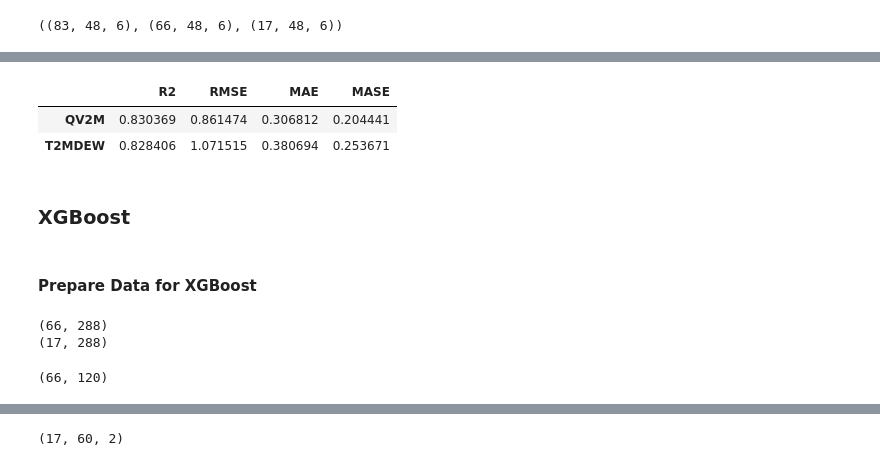
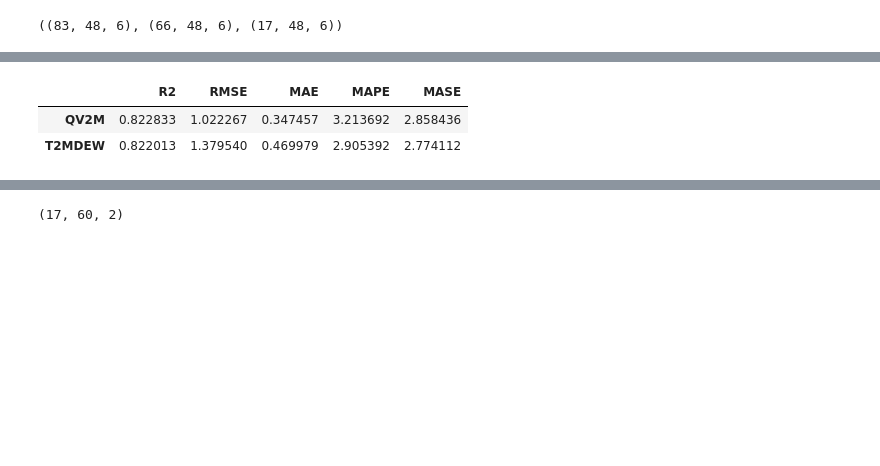
Before and after one commit to mohamed-elaouan/AWH-UM6P-, a Jupyter notebook: Forecasting_Modeling_Experiment.ipynb, the cells around one changed output, grey strips where cells are left out. Drawn from its saved outputs; the diff is of its cells as text; code cells hidden in the pictures; blank space fills up the shorter version.

```diff
--- a/Forecasting_Modeling_Experiment.ipynb
+++ b/Forecasting_Modeling_Experiment.ipynb
@@ -1920,7 +1902,9 @@ model = Sequential([
 
     GRU(
         64,                      # SMALL (important!)
-        input_shape=(48, 6)
+        input_shape=(WINDOW_SIZE ,
+                     X_train.shape[-1]
+                     )
     ),
     Dropout(0.4),                # stronger regularization
 
@@ -1930,7 +1914,7 @@ model = Sequential([
     Dense(output_steps * len(target_Water_cols)),
     Reshape((output_steps, len(target_Water_cols)))
 
-], name="GRU_Water")
+], name="GRU_Water_Daily")
 
 model.compile(
     optimizer=tf.keras.optimizers.Adam(learning_rate=1e-4),
@@ -1951,7 +1933,7 @@ history = model.fit(
     y_train,
     validation_data=(X_test, y_test),
     epochs=200,
-    batch_size=8,     # small batch works better for tiny datasets
+    batch_size=BATCH_SIZE,     # small batch works better for tiny datasets
     callbacks=[early_stop],
     verbose=1
 )
@@ -2104,7 +2093,7 @@ tf.random.set_seed(42)
 
 model_cnn = Sequential([
 
-    Conv1D(64, 3, activation="relu", padding="same", input_shape=(48, 6)),
+    Conv1D(64, 3, activation="relu", padding="same", input_shape=(WINDOW_SIZE , X_train.shape[-1])),
     Conv1D(64, 3, activation="relu", padding="same"),
 
     Conv1D(32, 3, activation="relu", padding="same"),
@@ -2144,7 +2131,7 @@ history = model_cnn.fit(
     y_train,
     validation_data=(X_test, y_test),
     epochs=200,
-    batch_size=8,
+    batch_size=BATCH_SIZE,
     callbacks=[early_stop, reduce_lr],
     verbose=1
 )
@@ -2196,26 +2183,36 @@ for j, var in enumerate(target_Water_cols):
     temp_pred[:, idx] = y_pred_scaled[:, :, j].flatten()
     temp_true[:, idx] = y_test_scaled[:, :, j].flatten()
 
-    y_pred_inv.append(temp_pred)#pred_inv
-    y_true_inv.append(temp_true)#true_inv
+    y_pred_inv.append(temp_pred) # pred_inv
+    y_true_inv.append(temp_true) # true_inv
 
-    # Metrics
-    rmse = np.sqrt(mean_squared_error(temp_true,temp_pred))#true_inv, pred_inv
+    rmse = np.sqrt(mean_squared_error(temp_true,temp_pred)) # true_inv, pred_inv
     mae = mean_absolute_error(temp_true,temp_pred)
     r2 = r2_score(temp_true,temp_pred)
-    # ---- MASE ----
-    naive_errors = np.abs(true_flat[1:] - true_flat[:-1])
+
+    # Calculate MAPE
+    # Avoid division by zero by adding a small epsilon
+    eps = 1e-8 # Small epsilon value
+    mape = np.mean(np.abs((temp_true - temp_pred) / (temp_true + eps))) * 100
+
+    # ===== MASE =====
+    # Naive forecast (lag-1)
+    naive_errors = np.abs(temp_true[1:] - temp_true[:-1])
     mae_naive = np.mean(naive_errors)
-    mase = mae / mae_naive if mae_naive != 0 else np.nan
 
-    metrics[var] ={
+    if mae_naive == 0:
+        mase = np.nan
+    else:
+        mase = mae / mae_naive
+
+    metrics[var] = {
         "R2": r2,
-        "RMSE": rmse,#exemple: T2MDEW => RMSE: 1.3684 means the prediction is wrong by about 1°C on average => exemple: If the real dew point is 12°C, the model predicts something like 11°C or 13°C
+        "RMSE": rmse,
         "MAE": mae,
-        "MASE":mase
+        "MAPE": mape,
+        "MASE": mase
     }
 
-    #print(f"{var} => R2: {r2:.4f}, RMSE: {rmse:.4f}, MAE: {mae:.4f}") #MASE: {mase:.4f}
 df_metrics_Water = pd.DataFrame(metrics).T
 df_metrics_Water
 # %% [output]
@@ -2223,28 +2220,5 @@ df_metrics_Water
-|  | R2 | RMSE | MAE | MASE |
-| QV2M | 0.830369 | 0.861474 | 0.306812 | 0.204441 |
-| T2MDEW | 0.828406 | 1.071515 | 0.380694 | 0.253671 |
+|  | R2 | RMSE | MAE | MAPE | MASE |
+| QV2M | 0.822833 | 1.022267 | 0.347457 | 3.213692 | 2.858436 |
+| T2MDEW | 0.822013 | 1.379540 | 0.469979 | 2.905392 | 2.774112 |
 # %%
 metrics_models_preformans.append({"CNN":metrics})
-# %% [markdown]
-### XGBoost
-# %% [markdown]
-#### Prepare Data for XGBoost
-# %%
-import numpy as np
-
-# Flatten time dimension
-X_train_xgb = X_train.reshape(X_train.shape[0], -1)
-X_test_xgb = X_test.reshape(X_test.shape[0], -1)
-
-print(X_train_xgb.shape)
-print(X_test_xgb.shape)
-# %% [output]
-(66, 288)
-(17, 288)
-# %%
-y_train_xgb = y_train.reshape(y_train.shape[0], -1)
-y_test_xgb = y_test.reshape(y_test.shape[0], -1)
-
-print(y_train_xgb.shape)
-# %% [output]
-(66, 120)
```
Also changed, not shown: parts of 95 cells of this notebook.
